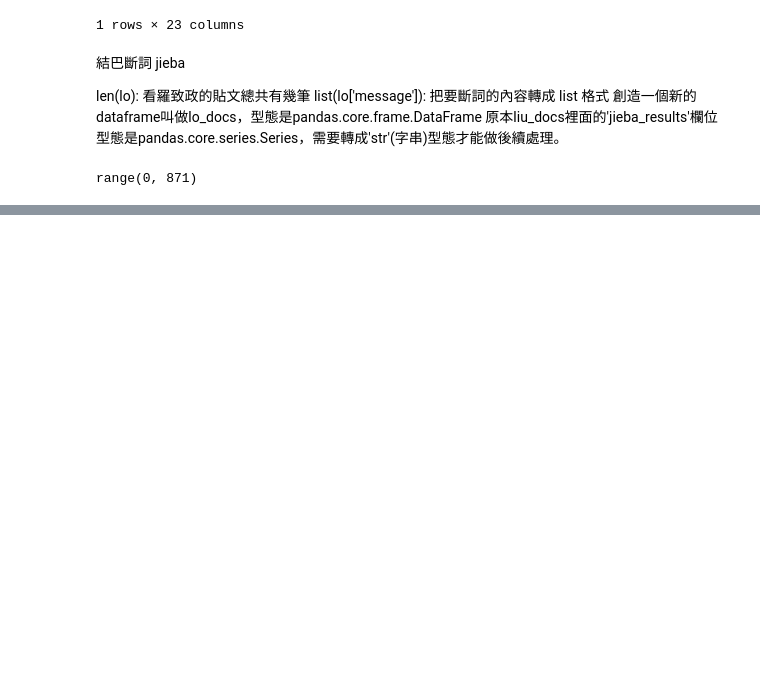
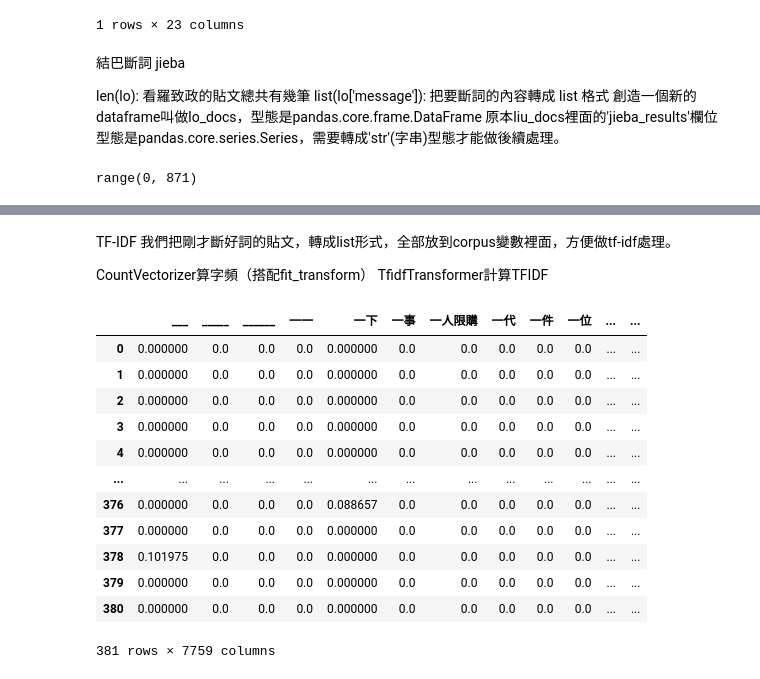
Before and after one commit to binying-lu/-2021-Politics-and-information, a Jupyter notebook: HW 0412/Banqiao_Lo.ipynb, the cells around one changed output, grey strips where cells are left out. Drawn from its saved outputs; the diff is of its cells as text; code cells hidden in the pictures; blank space fills up the shorter version.

```diff
--- a/HW 0412/Banqiao_Lo.ipynb
+++ b/HW 0412/Banqiao_Lo.ipynb
@@ -77,0 +160,3 @@ print(words)
+# %%
+temp = lo_post[(lo_post['like_count'] <= 500) & (lo_post['like_count'] > 100)] #讚數大於500 小於1000才取 : 201  篇文章
+temp
@@ -77,0 +177,38 @@ print(words)
+# %% [markdown]
+TF-IDF 我們把剛才斷好詞的貼文，轉成list形式，全部放到corpus變數裡面，方便做tf-idf處理。
+
+CountVectorizer算字頻（搭配fit_transform） TfidfTransformer計算TFIDF
+# %%
+corpus = temp['jieba_results'].values.tolist() #如果不做這個、結果會不同 太generall
+# %%
+# TF-IDF
+# coding:utf-8
+
+#算字頻
+from sklearn.feature_extraction.text import CountVectorizer
+vectorizer = CountVectorizer()  # 計算單字出現在文件中的次數
+X = vectorizer.fit_transform(corpus) #  input must be a list, return a matrix (#of corpus) x (# of word) # 201 x 4835
+word = vectorizer.get_feature_names() # column name which is the word
+message_column = word
+
+#計算TFIDF
+from sklearn.feature_extraction.text import TfidfTransformer  # 計算tfidf
+transformer = TfidfTransformer()
+tfidf = transformer.fit_transform(X) # X : corpus x word matrix, output:201 x 4835
+# %%
+tfidf_view = pd.DataFrame(tfidf.toarray(), columns = vectorizer.get_feature_names())
+tfidf_view
+# %% [output]
+|  | ___ | _____ | ______ | 一一 | 一下 | 一事 | 一人限購 | 一代 | 一件 | 一位 | ... | ... |
+| 0 | 0.000000 | 0.0 | 0.0 | 0.0 | 0.000000 | 0.0 | 0.0 | 0.0 | 0.0 | 0.0 | ... | ... |
+| 1 | 0.000000 | 0.0 | 0.0 | 0.0 | 0.000000 | 0.0 | 0.0 | 0.0 | 0.0 | 0.0 | ... | ... |
+| 2 | 0.000000 | 0.0 | 0.0 | 0.0 | 0.000000 | 0.0 | 0.0 | 0.0 | 0.0 | 0.0 | ... | ... |
+| 3 | 0.000000 | 0.0 | 0.0 | 0.0 | 0.000000 | 0.0 | 0.0 | 0.0 | 0.0 | 0.0 | ... | ... |
+| 4 | 0.000000 | 0.0 | 0.0 | 0.0 | 0.000000 | 0.0 | 0.0 | 0.0 | 0.0 | 0.0 | ... | ... |
+| ... | ... | ... | ... | ... | ... | ... | ... | ... | ... | ... | ... | ... |
+| 376 | 0.000000 | 0.0 | 0.0 | 0.0 | 0.088657 | 0.0 | 0.0 | 0.0 | 0.0 | 0.0 | ... | ... |
+| 377 | 0.000000 | 0.0 | 0.0 | 0.0 | 0.000000 | 0.0 | 0.0 | 0.0 | 0.0 | 0.0 | ... | ... |
+| 378 | 0.101975 | 0.0 | 0.0 | 0.0 | 0.000000 | 0.0 | 0.0 | 0.0 | 0.0 | 0.0 | ... | ... |
+| 379 | 0.000000 | 0.0 | 0.0 | 0.0 | 0.000000 | 0.0 | 0.0 | 0.0 | 0.0 | 0.0 | ... | ... |
+| 380 | 0.000000 | 0.0 | 0.0 | 0.0 | 0.000000 | 0.0 | 0.0 | 0.0 | 0.0 | 0.0 | ... | ... |
+381 rows × 7759 columns
```
Also changed, not shown: parts of 15 cells of this notebook, 3 other files.
